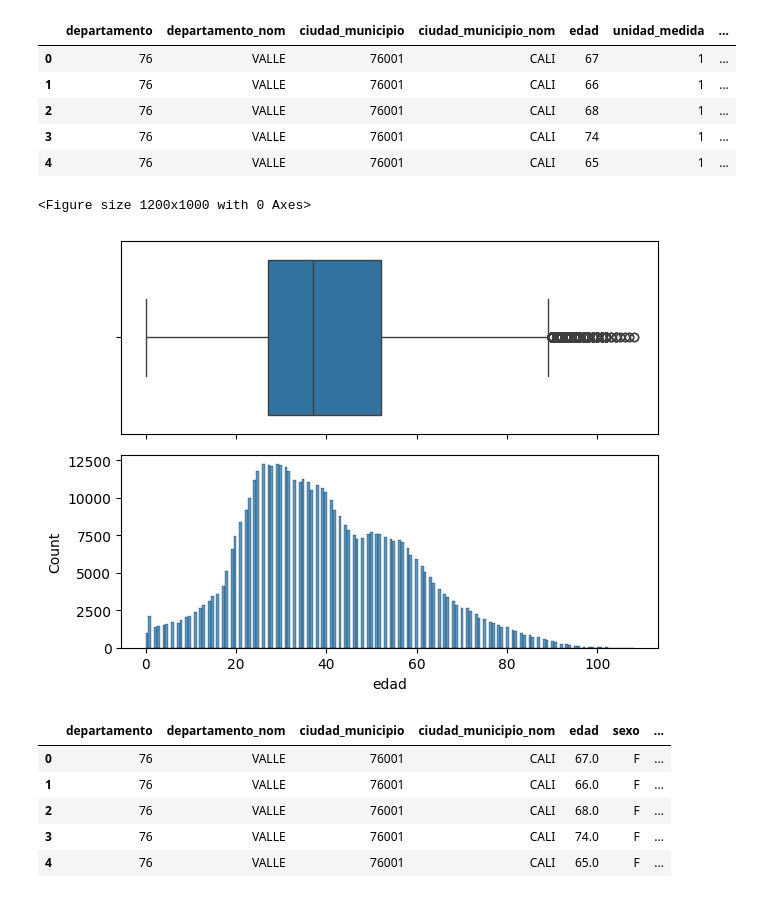
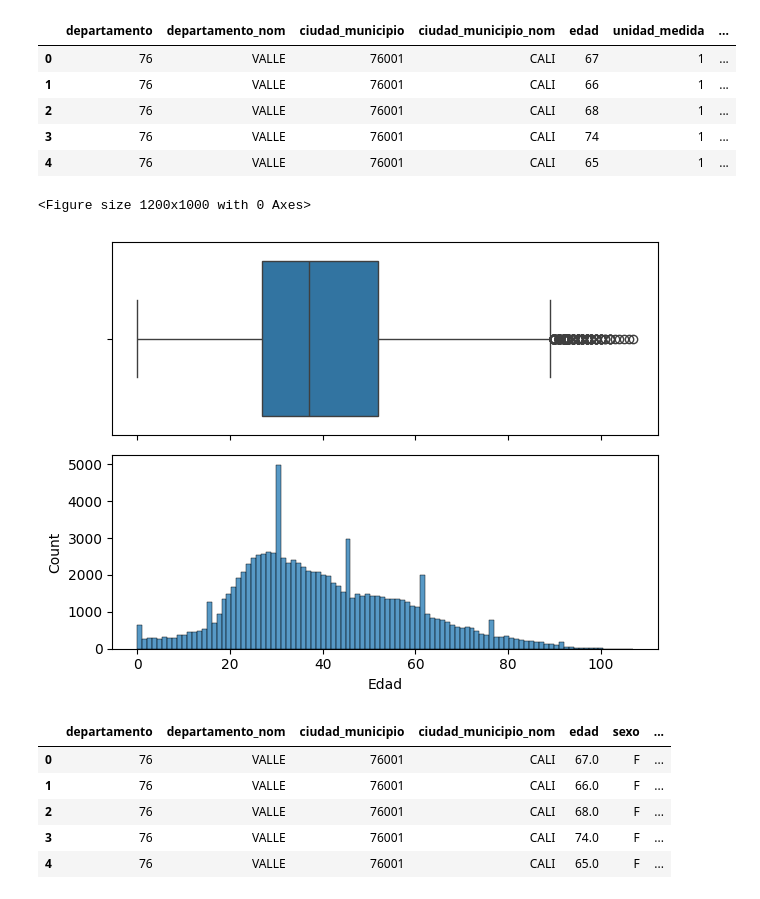
Before and after one commit to 4GeeksAcademy/remelop_Machine_Learning_Final_Project, a Jupyter notebook: src/Final_Project.ipynb, the cells around one changed output. Saved outputs shown, nothing was run; the diff lists cells and outputs as text; code cells hidden in the pictures.

```diff
--- a/src/Final_Project.ipynb
+++ b/src/Final_Project.ipynb
@@ -36,7 +36,8 @@ client = Socrata("www.datos.gov.co", None)
 WARNING:root:Requests made without an app_token will be subject to strict throttling limits.
 # %%
 # Primeros 100000 resultados, devueltos como JSON desde la API / convertidos a lista de diccionarios de Python por sodapy.
-results = client.get("gt2j-8ykr", limit=500000)
+n = 100000
+results = client.get("gt2j-8ykr", limit=n)
 # %%
 # Conversión de los datos a un DataFrame con Pandas
 results_df = pd.DataFrame.from_records(results)
@@ -188,14 +189,14 @@ edad = data_c["edad"].value_counts()
 # %%
 plt.figure(figsize=(12,10))
 f,(box,hist)=plt.subplots(2,sharex=True)
 sns.histplot(x=data_c["edad"],ax=hist)
 sns.boxplot(x=data_c["edad"],ax=box)
-
+plt.xlabel('Edad')
 plt.tight_layout()
 plt.show()
 # %% [output]
 <Figure size 1200x1000 with 0 Axes>
-[figure, old version]
+[figure, new version]
 # %%
 data_c = data_c.drop(columns=['unidad_medida'])
 data_c.head()
```
Also changed, not shown: parts of 42 cells of this notebook, 1 other file.
